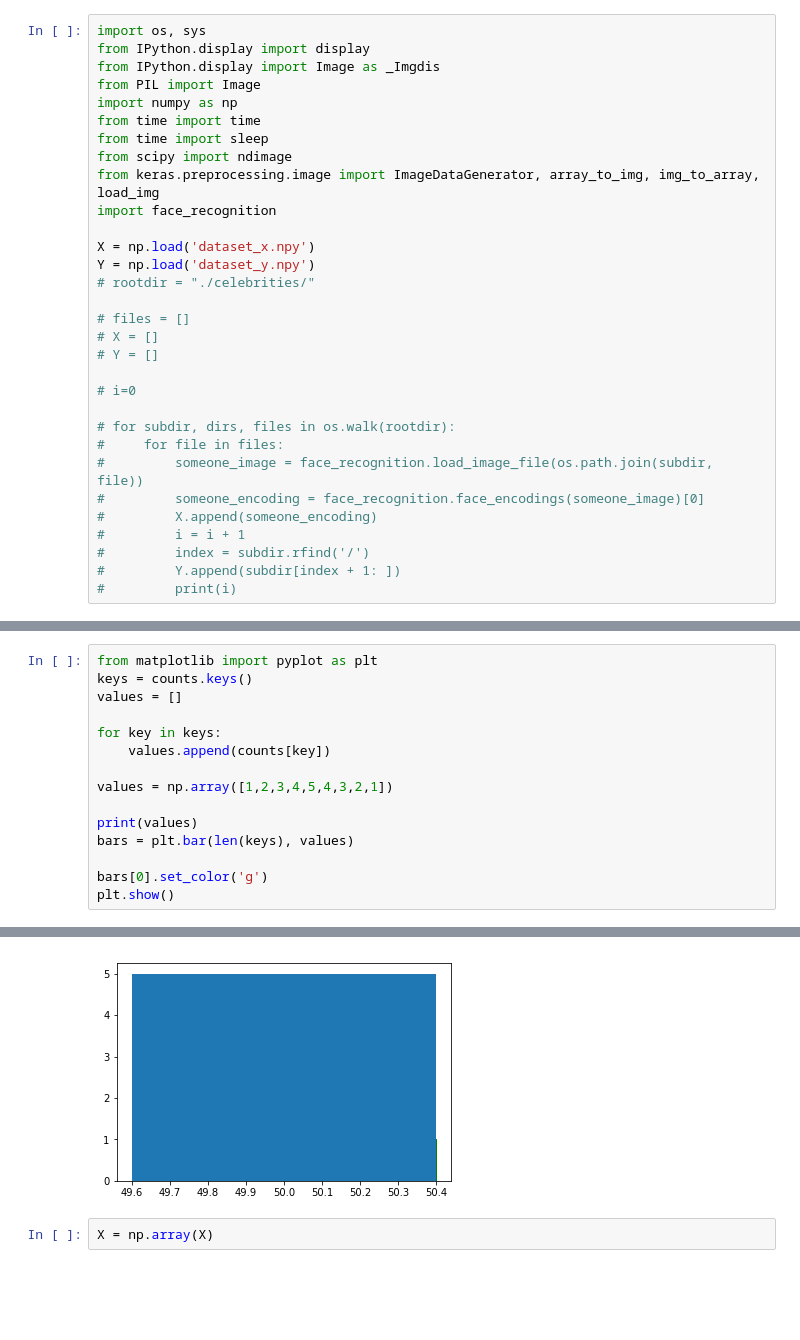
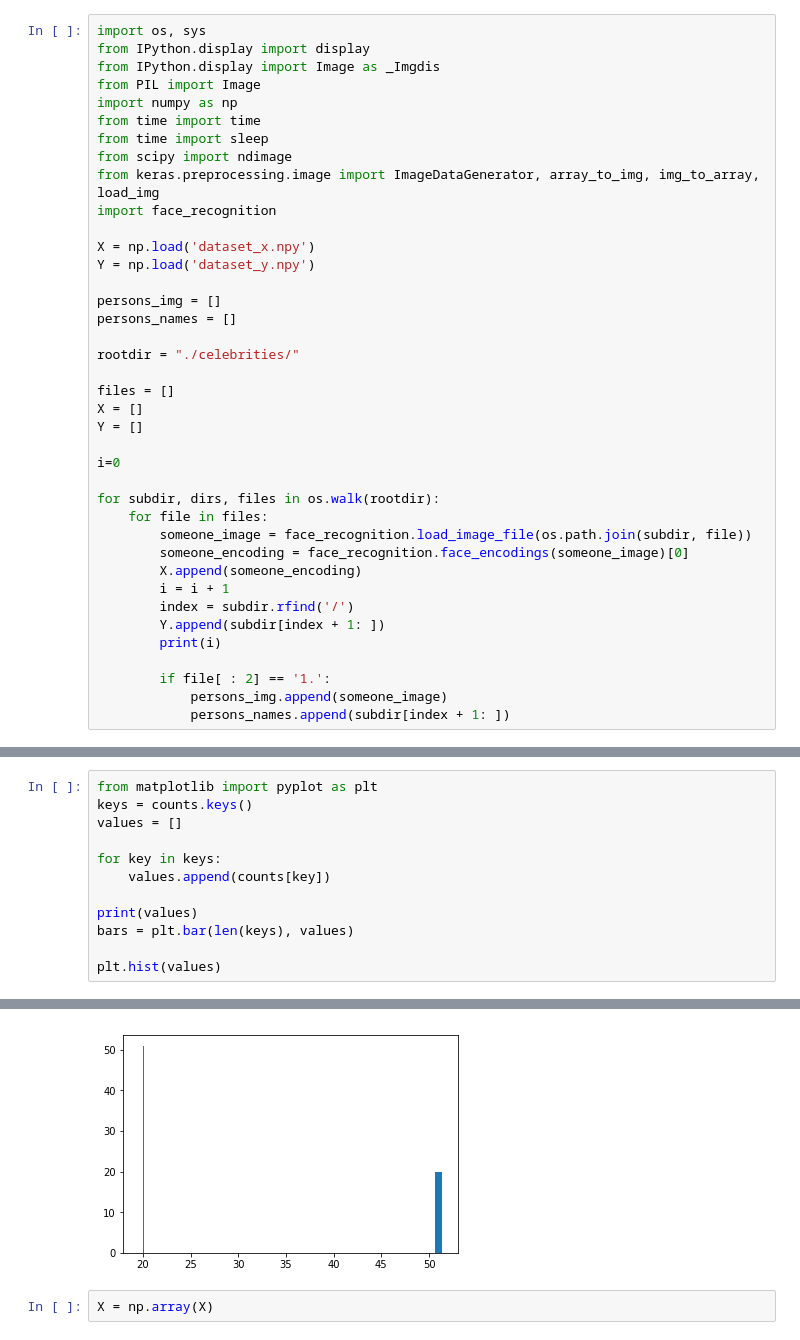
Before and after one commit to filozof50/celebrity_lookalike, a Jupyter notebook: create_dataset.ipynb, the cells around one changed output, grey strips where cells are left out. Saved outputs shown, nothing was run; the diff lists cells and outputs as text; blank space fills up the shorter version.

```diff
--- a/create_dataset.ipynb
+++ b/create_dataset.ipynb
@@ -12,20 +12,28 @@ import face_recognition
 
 X = np.load('dataset_x.npy')
 Y = np.load('dataset_y.npy')
-# rootdir = "./celebrities/"
 
-# files = []
-# X = []
-# Y = []
+persons_img = []
+persons_names = []
 
-# i=0
+rootdir = "./celebrities/"
 
-# for subdir, dirs, files in os.walk(rootdir):
-#     for file in files:
-#         someone_image = face_recognition.load_image_file(os.path.join(subdir, file))
-#         someone_encoding = face_recognition.face_encodings(someone_image)[0]
-#         X.append(someone_encoding)
-#         i = i + 1
-#         index = subdir.rfind('/')
-#         Y.append(subdir[index + 1: ])
-#         print(i)
+files = []
+X = []
+Y = []
+
+i=0
+
+for subdir, dirs, files in os.walk(rootdir):
+    for file in files:
+        someone_image = face_recognition.load_image_file(os.path.join(subdir, file))
+        someone_encoding = face_recognition.face_encodings(someone_image)[0]
+        X.append(someone_encoding)
+        i = i + 1
+        index = subdir.rfind('/')
+        Y.append(subdir[index + 1: ])
+        print(i)
+
+        if file[ : 2] == '1.':
+            persons_img.append(someone_image)
+            persons_names.append(subdir[index + 1: ])
@@ -66,11 +92,8 @@ values = []
 for key in keys:
     values.append(counts[key])
 
-values = np.array([1,2,3,4,5,4,3,2,1])
-
 print(values)
 bars = plt.bar(len(keys), values)
 
-bars[0].set_color('g')
-plt.show()
+plt.hist(values)
 # %% [output]
@@ -78,4 +104,4 @@ plt.show()
-[figure, old version]
+[figure, new version]
 # %%
 X = np.array(X)
 # %%
```
Also changed, not shown: parts of 6 cells of this notebook, 5 other files.
